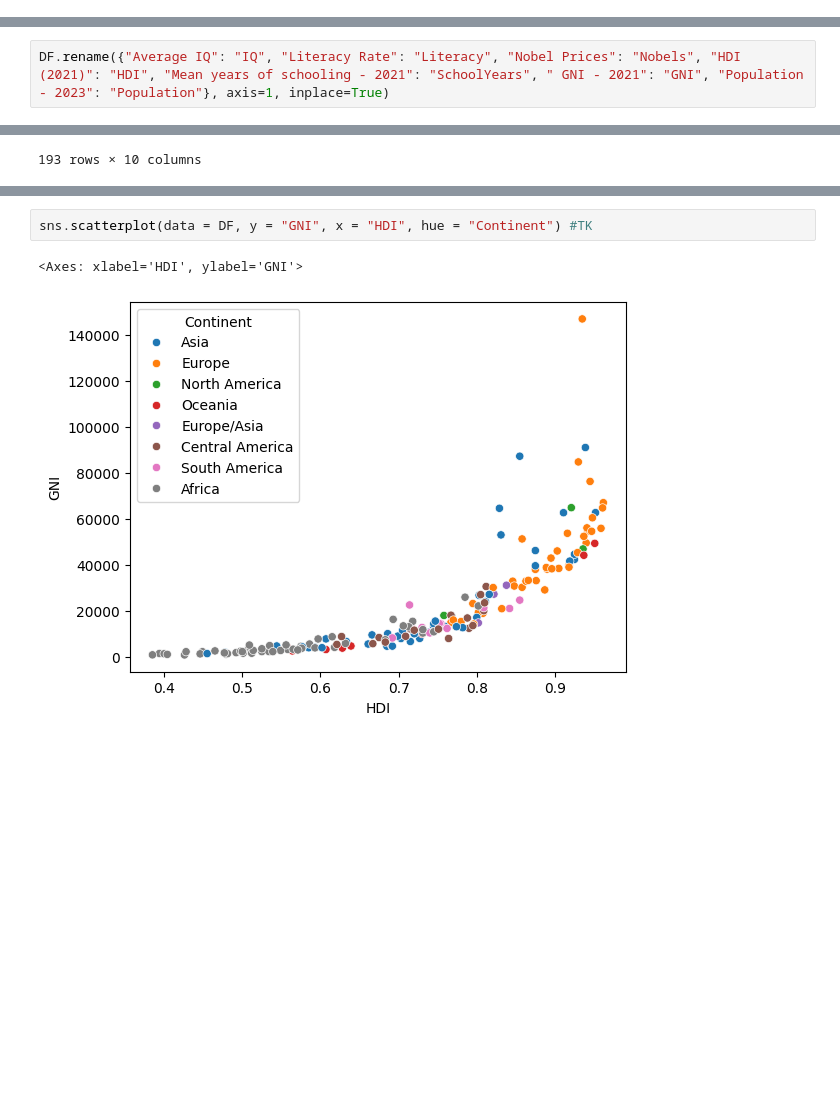
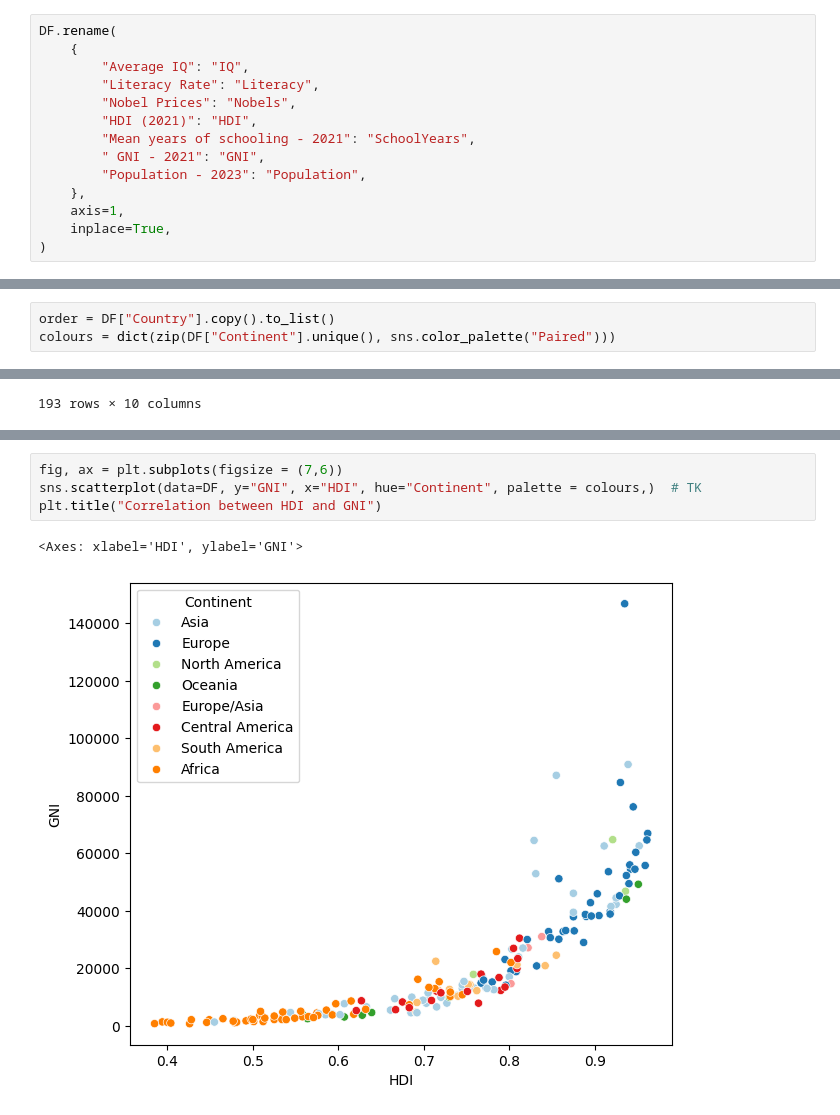
Before and after one commit to Mamin-gamer/ProfessionalSoftwareModule, a Jupyter notebook: Coursework/Notebooks/Main.ipynb, the cells around one changed output, grey strips where cells are left out. Saved outputs shown, nothing was run; the diff lists cells and outputs as text; blank space fills up the shorter version.

```diff
--- a/Coursework/Notebooks/Main.ipynb
+++ b/Coursework/Notebooks/Main.ipynb
@@ -15,6 +15,20 @@ sys.path.insert(0, "../Notebooks/Functions")
 from StatsFunctions import MyFunctions as MF
 # %%
 DF = pd.read_csv("../Data/avgIQpercountry.csv")
+# %%
+DF.rename(
+    {
+        "Average IQ": "IQ",
+        "Literacy Rate": "Literacy",
+        "Nobel Prices": "Nobels",
+        "HDI (2021)": "HDI",
+        "Mean years of schooling - 2021": "SchoolYears",
+        " GNI - 2021": "GNI",
+        "Population - 2023": "Population",
+    },
+    axis=1,
+    inplace=True,
+)
 # %%
 DF = DF.astype({"Population": "float64"})
 # %%
@@ -37,5 +51,6 @@ Data columns (total 10 columns):
  9   Population   193 non-null    float64
 dtypes: float64(6), int64(2), object(2)
 memory usage: 15.2+ KB
-# %%
-DF.rename({"Average IQ": "IQ", "Literacy Rate": "Literacy", "Nobel Prices": "Nobels", "HDI (2021)": "HDI", "Mean years of schooling - 2021": "SchoolYears", " GNI - 2021": "GNI", "Population - 2023": "Population"}, axis=1, inplace=True)
+# %%
+order = DF["Country"].copy().to_list()
+colours = dict(zip(DF["Continent"].unique(), sns.color_palette("Paired")))
@@ -114,5 +176,7 @@ Text(0.5, 1.0, 'Distribution of IQ for each continent')
 # %%
-sns.scatterplot(data = DF, y = "GNI", x = "HDI", hue = "Continent") #TK
+fig, ax = plt.subplots(figsize = (7,6))
+sns.scatterplot(data=DF, y="GNI", x="HDI", hue="Continent", palette = colours,)  # TK
+plt.title("Correlation between HDI and GNI")
 # %% [output]
 <Axes: xlabel='HDI', ylabel='GNI'>
-[figure, old version]
+[figure, new version]
```
Also changed, not shown: parts of 25 cells of this notebook.
